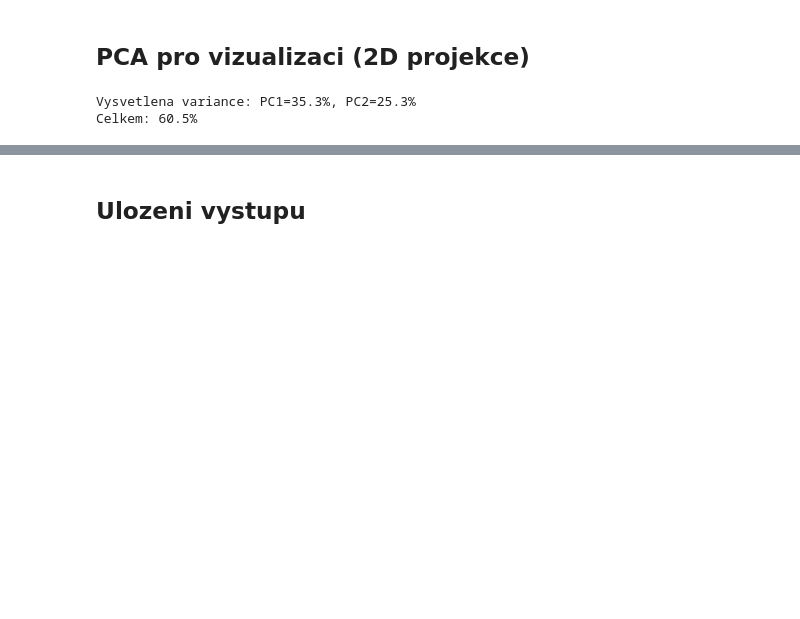
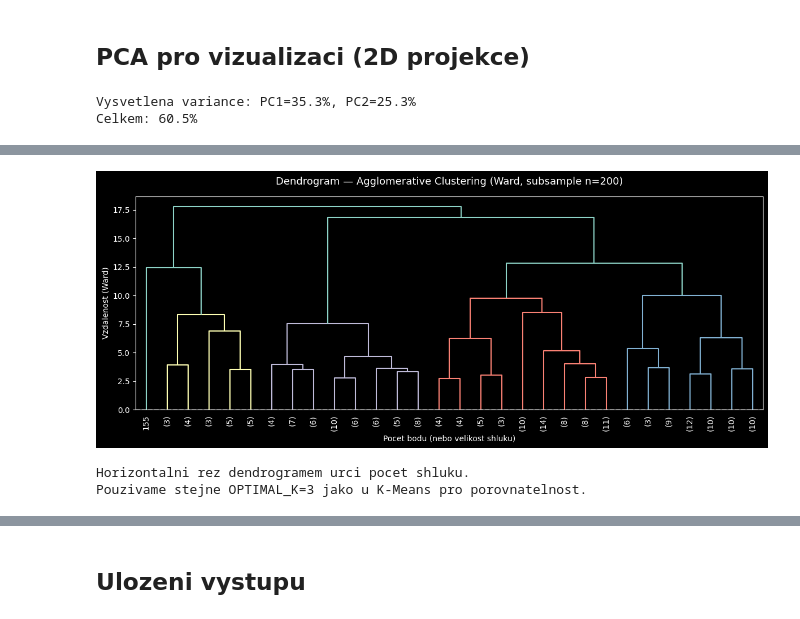
Before and after one commit to Student-dropout-ML/student-dropout-ml, a Jupyter notebook: notebooks/04a-clustering-model.ipynb, the cells around one changed output, grey strips where cells are left out. Drawn from its saved outputs; the diff is of its cells as text; code cells hidden in the pictures; blank space fills up the shorter version.

Commit message:
added aglomerative clustering

```diff
--- a/notebooks/04a-clustering-model.ipynb
+++ b/notebooks/04a-clustering-model.ipynb
@@ -118,0 +131,27 @@ Celkem: 60.5%
+# %%
+from scipy.cluster.hierarchy import dendrogram, linkage
+import matplotlib.pyplot as plt
+
+# Dendrogram pro vizualni volbu poctu shluku
+# Pouzijeme subsample — dendrogram na celem datasetu je necitelny
+sample_idx = X_cluster[cols_for_clustering].sample(n=min(200, len(X_cluster)), random_state=42).index
+X_sample   = X_cluster.loc[sample_idx, cols_for_clustering]
+
+linkage_matrix = linkage(X_sample, method='ward')
+
+plt.figure(figsize=(12, 5))
+dendrogram(linkage_matrix, truncate_mode='lastp', p=30,
+           leaf_rotation=90, leaf_font_size=10, show_contracted=True)
+plt.title('Dendrogram — Agglomerative Clustering (Ward, subsample n=200)', fontsize=13, pad=15)
+plt.xlabel('Pocet bodu (nebo velikost shluku)')
+plt.ylabel('Vzdalenost (Ward)')
+plt.axhline(y=0, color='gray', linestyle='--', alpha=0.5)
+plt.tight_layout()
+plt.show()
+
+print("Horizontalni rez dendrogramem urci pocet shluku.")
+print(f"Pouzivame stejne OPTIMAL_K={OPTIMAL_K} jako u K-Means pro porovnatelnost.")
+# %% [output]
+[figure, added]
+Horizontalni rez dendrogramem urci pocet shluku.
+Pouzivame stejne OPTIMAL_K=3 jako u K-Means pro porovnatelnost.
```
Also changed, not shown: parts of 4 cells of this notebook, 4 other files.
